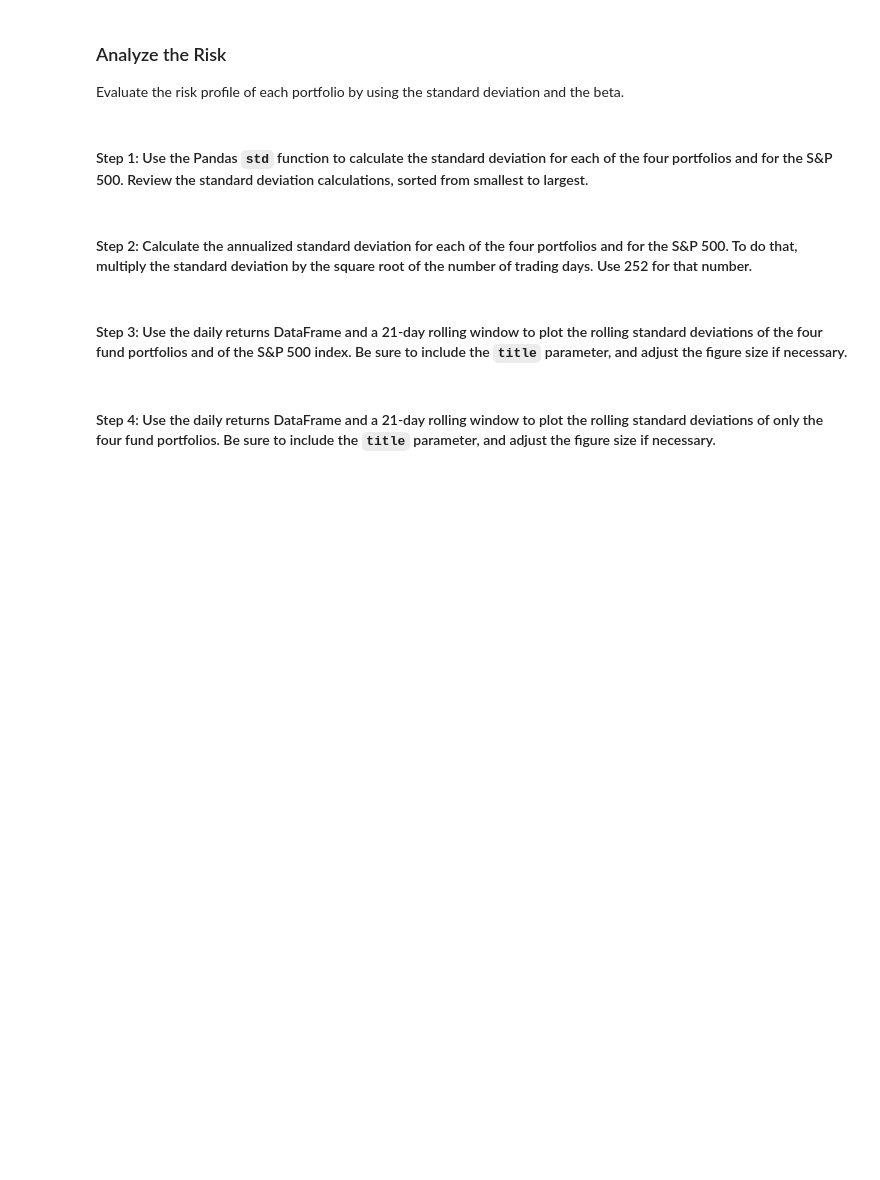
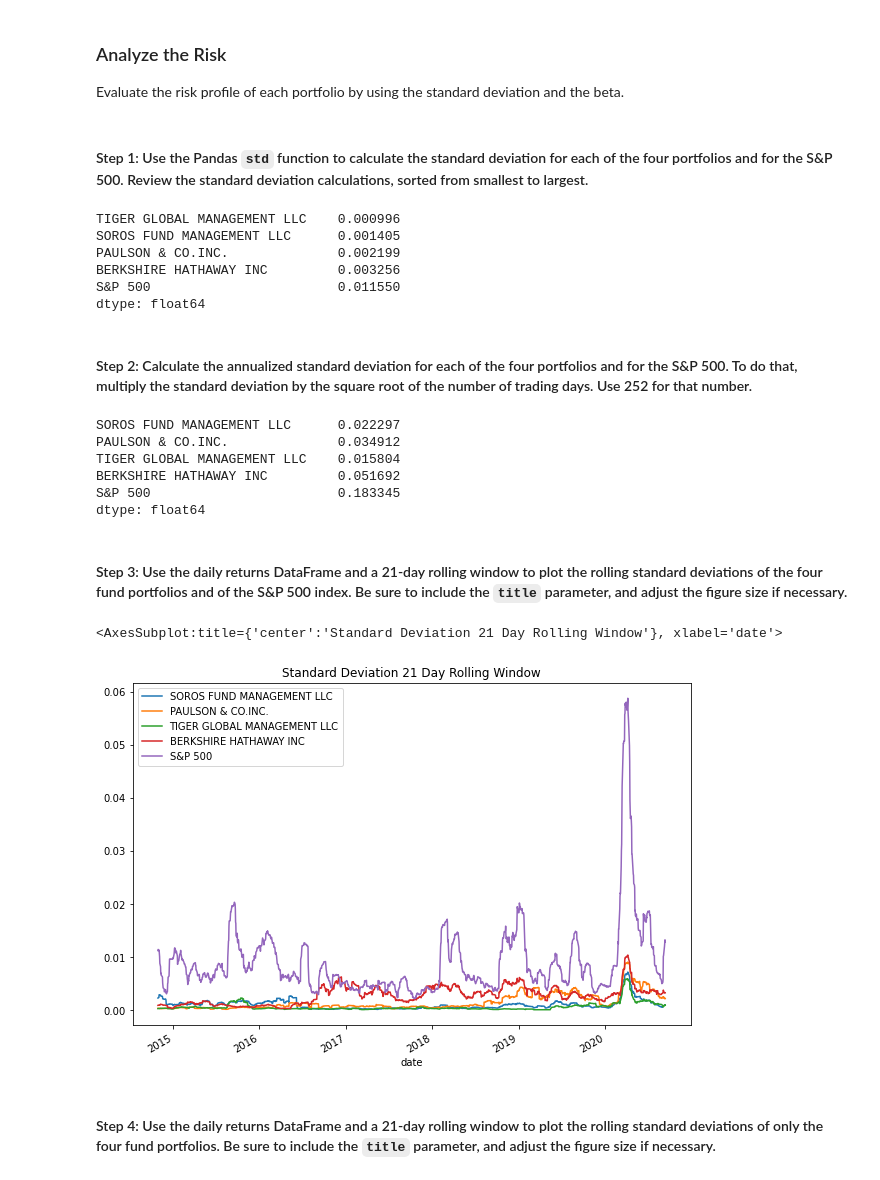
Before and after one commit to annwhowell/Mod4_Challenge, a Jupyter notebook: risk_return_analysis.ipynb, the cells around one changed output. Drawn from its saved outputs; the diff is of its cells as text; code cells hidden in the pictures; blank space fills up the shorter version.

```diff
--- a/risk_return_analysis.ipynb
+++ b/risk_return_analysis.ipynb
@@ -228,21 +228,42 @@ Evaluate the risk profile of each portfolio by using the standard deviation and
 #### Step 1: Use the Pandas `std` function to calculate the standard deviation for each of the four portfolios and for the S&P 500. Review the standard deviation calculations, sorted from smallest to largest.
 # %%
 # Calculate and sort the standard deviation for all 4 portfolios and the S&P 500
-# Review the standard deviations sorted smallest to largest
-# YOUR CODE HERE
+standard_deviation = daily_returns.std()
+standard_deviation_sorted = standard_deviation.sort_values()
+standard_deviation_sorted
+# %% [output]
+TIGER GLOBAL MANAGEMENT LLC    0.000996
+SOROS FUND MANAGEMENT LLC      0.001405
+PAULSON & CO.INC.              0.002199
+BERKSHIRE HATHAWAY INC         0.003256
+S&P 500                        0.011550
+dtype: float64
 # %% [markdown]
 #### Step 2: Calculate the annualized standard deviation for each of the four portfolios and for the S&P 500. To do that, multiply the standard deviation by the square root of the number of trading days. Use 252 for that number.
 # %%
 # Calculate and sort the annualized standard deviation (252 trading days) of the 4 portfolios and the S&P 500
-# Review the annual standard deviations smallest to largest
-# YOUR CODE HERE
+annualized_standard_deviation = standard_deviation * np.sqrt(252)
+print(annualized_standard_deviation)
+# %% [output]
+SOROS FUND MANAGEMENT LLC      0.022297
+PAULSON & CO.INC.              0.034912
+TIGER GLOBAL MANAGEMENT LLC    0.015804
+BERKSHIRE HATHAWAY INC         0.051692
+S&P 500                        0.183345
+dtype: float64
 # %% [markdown]
 #### Step 3: Use the daily returns DataFrame and a 21-day rolling window to plot the rolling standard deviations of the four fund portfolios and of the S&P 500 index. Be sure to include the `title` parameter, and adjust the figure size if necessary.
 # %%
 # Using the daily returns DataFrame and a 21-day rolling window,
 # plot the rolling standard deviation of the 4 portfolios and the S&P 500
 # Include a title parameter and adjust the figure size
-# YOUR CODE HERE
+daily_returns.rolling(window=21).std().plot(
+    figsize=(10,7),
+    title="Standard Deviation 21 Day Rolling Window with S&P 500"
+)
+# %% [output]
+<AxesSubplot:title={'center':'Standard Deviation 21 Day Rolling Window'}, xlabel='date'>
+[figure, added]
 # %% [markdown]
 #### Step 4: Use the daily returns DataFrame and a 21-day rolling window to plot the rolling standard deviations of only the four fund portfolios. Be sure to include the `title` parameter, and adjust the figure size if necessary.
 # %%
```
Also changed, not shown: parts of 11 cells of this notebook.
